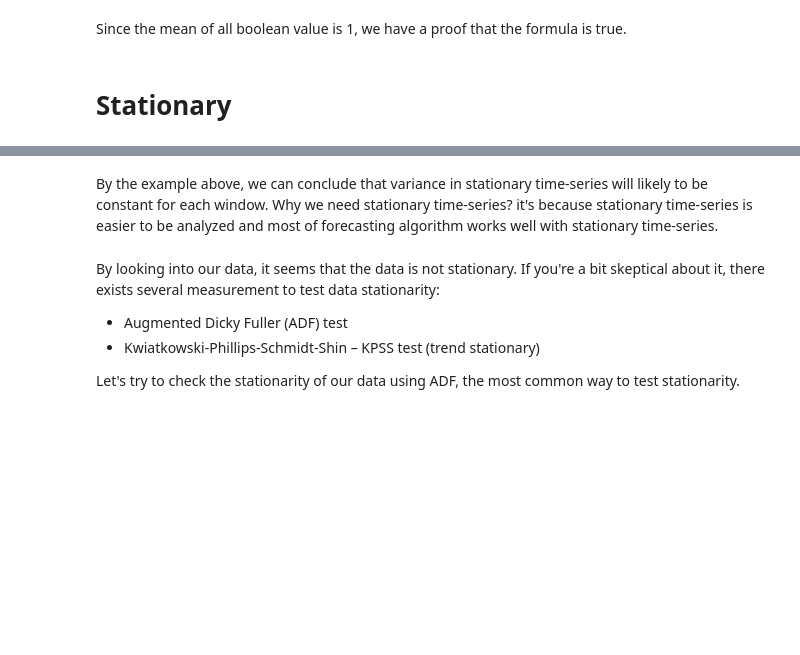
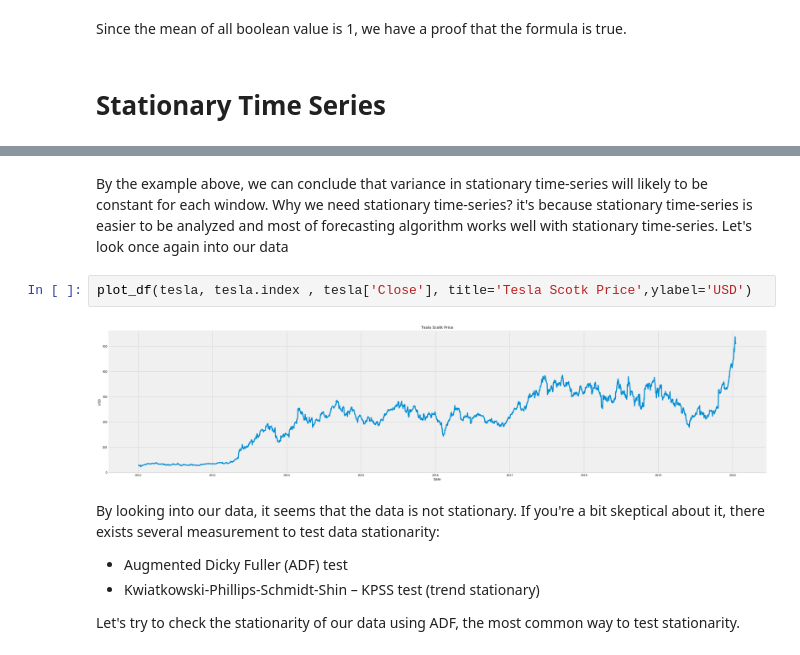
Before and after one commit to iqbalbasyar/time-series-analysis-with-python, a Jupyter notebook: Timeseries Analysis.ipynb, the cells around one changed output, grey strips where cells are left out. Cells and saved outputs as stored; diff of their text form; blank space fills up the shorter version.

```diff
--- a/Timeseries Analysis.ipynb
+++ b/Timeseries Analysis.ipynb
@@ -149,14 +149,18 @@ tesla_rc.head()
 # %% [markdown]
 Since the mean of all boolean value is 1, we have a proof that the formula is true.
 # %% [markdown]
-# Stationary
+# Stationary Time Series
 # %% [markdown]
 Stationary time-series is time series data that the values don't follow a function of time.
 
 The difference between stationary time-series and non stationary can be obvious in these example ([source](https://towardsdatascience.com/stationarity-in-time-series-analysis-90c94f27322))
 ![](res/stationary.png)
 # %% [markdown]
-By the example above, we can conclude that variance in stationary time-series will likely to be constant for each window. Why we need stationary time-series? it's because stationary time-series is easier to be analyzed and most of forecasting algorithm works well with stationary time-series.
+By the example above, we can conclude that variance in stationary time-series will likely to be constant for each window. Why we need stationary time-series? it's because stationary time-series is easier to be analyzed and most of forecasting algorithm works well with stationary time-series. Let's look once again into our data
+# %%
+plot_df(tesla, tesla.index , tesla['Close'], title='Tesla Scotk Price',ylabel='USD')
+# %% [output]
+[figure, added]
 # %% [markdown]
 By looking into our data, it seems that the data is not stationary. If you're a bit skeptical about it, there exists several measurement to test data stationarity:
 - Augmented Dicky Fuller (ADF) test
```
Also changed, not shown: parts of 61 cells of this notebook.
